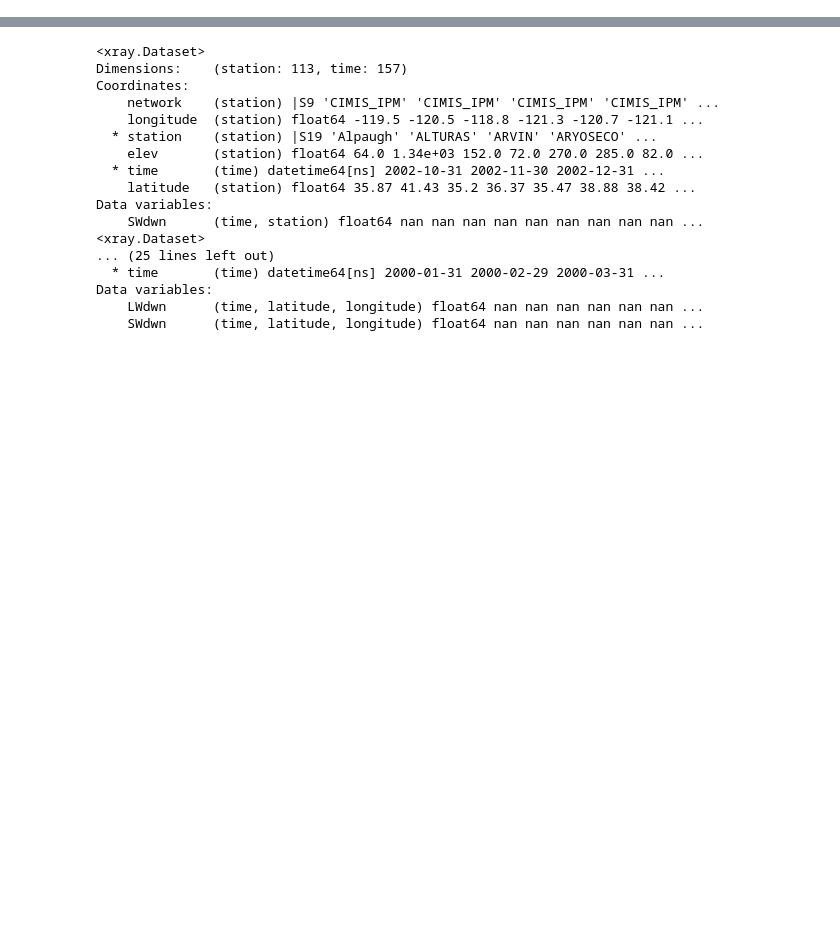
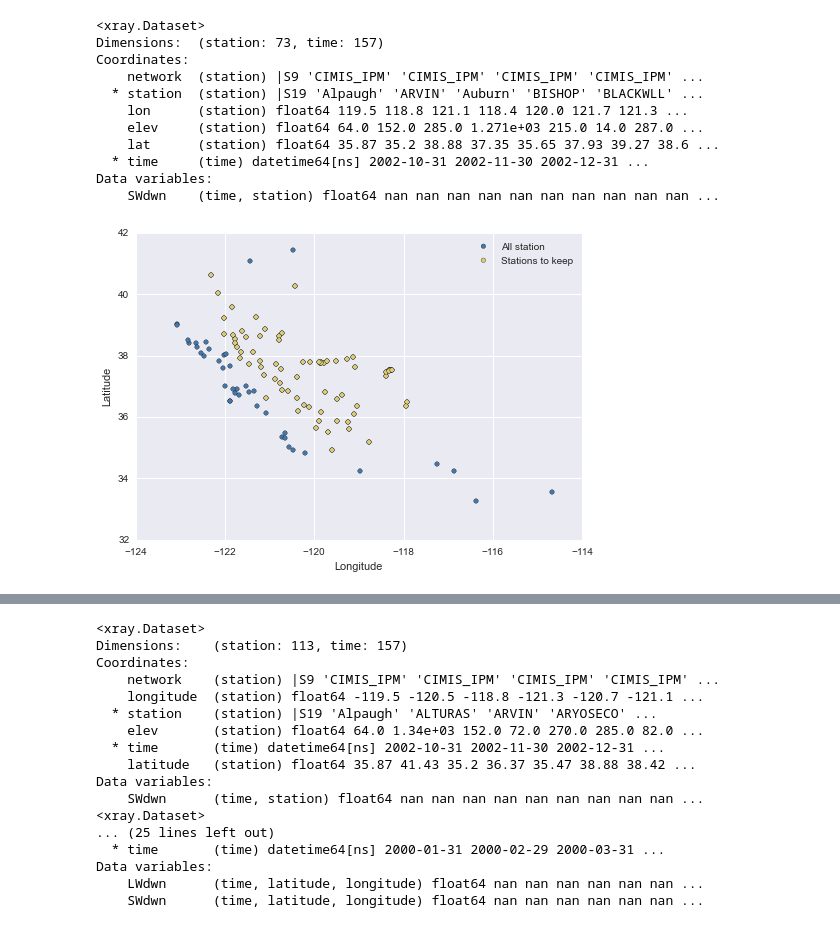
Before and after one commit to klapo/CalRad, a Jupyter notebook: CC.CA.StatisticsMaps.Master.ipynb, the cells around one changed output, grey strips where cells are left out. Drawn from its saved outputs; the diff is of its cells as text; code cells hidden in the pictures; blank space fills up the shorter version.

```diff
--- a/CC.CA.StatisticsMaps.Master.ipynb
+++ b/CC.CA.StatisticsMaps.Master.ipynb
@@ -178,0 +236,52 @@ grobs_month.to_netcdf('CA.grobs.irrad.monthly.nc')
+# %%
+## Prototyping code for removing coastal stations outside domain
+# Bounding box - ragged domain
+LL_rag = [-120,34.5]
+LR_rag = [-115,34.5]
+UR_rag = [-118.5,41]
+UL_rag = [-123.5,41]
+
+# Station lat/lon
+stat_lat = grobs_month.lat.values
+stat_lon = -grobs_month.lon.values
+
+# Ragged domain, CA study area
+line_west_m = (UL_rag[1]-LL_rag[1])/(UL_rag[0]-LL_rag[0])
+line_west_b = LL_rag[1]-line_west_m*LL_rag[0]
+line_east_m = (UR_rag[1]-LR_rag[1])/(UR_rag[0]-LR_rag[0])
+line_east_b = LR_rag[1]-line_east_m*LR_rag[0]
+ind = np.nonzero((stat_lon > (stat_lat -line_west_b)/line_west_m) & \
+                (stat_lon < (stat_lat-line_east_b)/line_east_m) & \
+                (stat_lat > LR_rag[1]) & (stat_lat < UL_rag[1]))
+
+colsche =   np.array([[68.,119.,170.],\
+            [221.,204.,119.],\
+            [204.,102.,119.]])
+colsche = np.divide(colsche,256.)
+
+plt.scatter(-grobs_month.lon,grobs_month.lat,c=colsche[0,:],label='All station')
+plt.scatter(-grobs_month.lon[ind],grobs_month.lat[ind],c=colsche[1,:],label='Stations to keep')
+plt.legend()
+plt.ylabel('Latitude')
+plt.xlabel('Longitude')
+
+stat_to_keep = ds.station[ind]
+grobs_month = grobs_month.reindex(station=stat_to_keep)
+
+print(grobs_month)
+## Save new monthly observed value xray structure
+grobs_day.to_netcdf('CA.grobs.irrad.daily.nc')
+grobs_month.to_netcdf('CA.grobs.irrad.monthly.nc')
+# %% [output]
+<xray.Dataset>
+Dimensions:  (station: 73, time: 157)
+Coordinates:
+    network  (station) |S9 'CIMIS_IPM' 'CIMIS_IPM' 'CIMIS_IPM' 'CIMIS_IPM' ...
+  * station  (station) |S19 'Alpaugh' 'ARVIN' 'Auburn' 'BISHOP' 'BLACKWLL' ...
+    lon      (station) float64 119.5 118.8 121.1 118.4 120.0 121.7 121.3 ...
+    elev     (station) float64 64.0 152.0 285.0 1.271e+03 215.0 14.0 287.0 ...
+    lat      (station) float64 35.87 35.2 38.88 37.35 35.65 37.93 39.27 38.6 ...
+  * time     (time) datetime64[ns] 2002-10-31 2002-11-30 2002-12-31 ...
+Data variables:
+    SWdwn    (time, station) float64 nan nan nan nan nan nan nan nan nan nan ...
+[figure, added]
```
Also changed, not shown: parts of 9 cells of this notebook, 1 other file.
